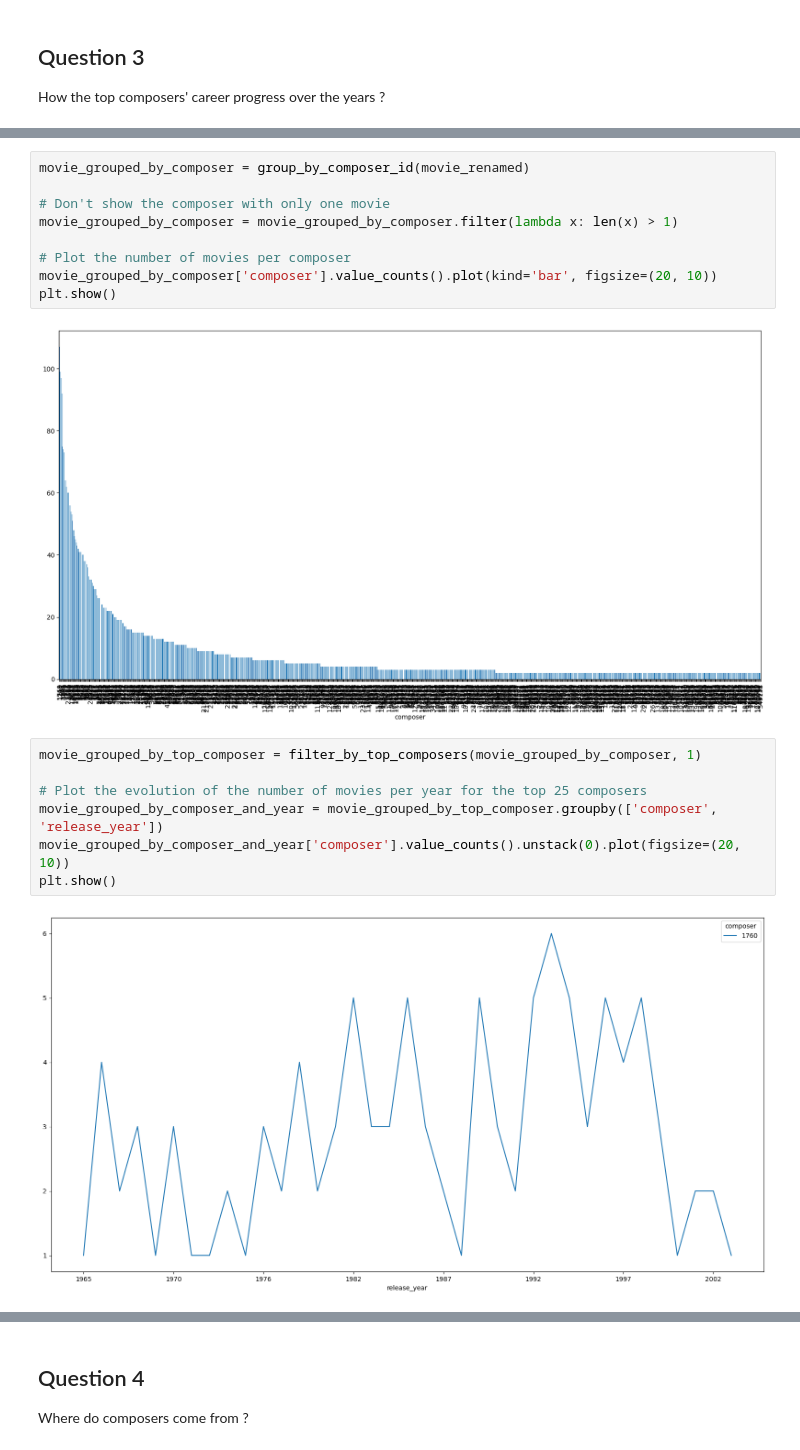
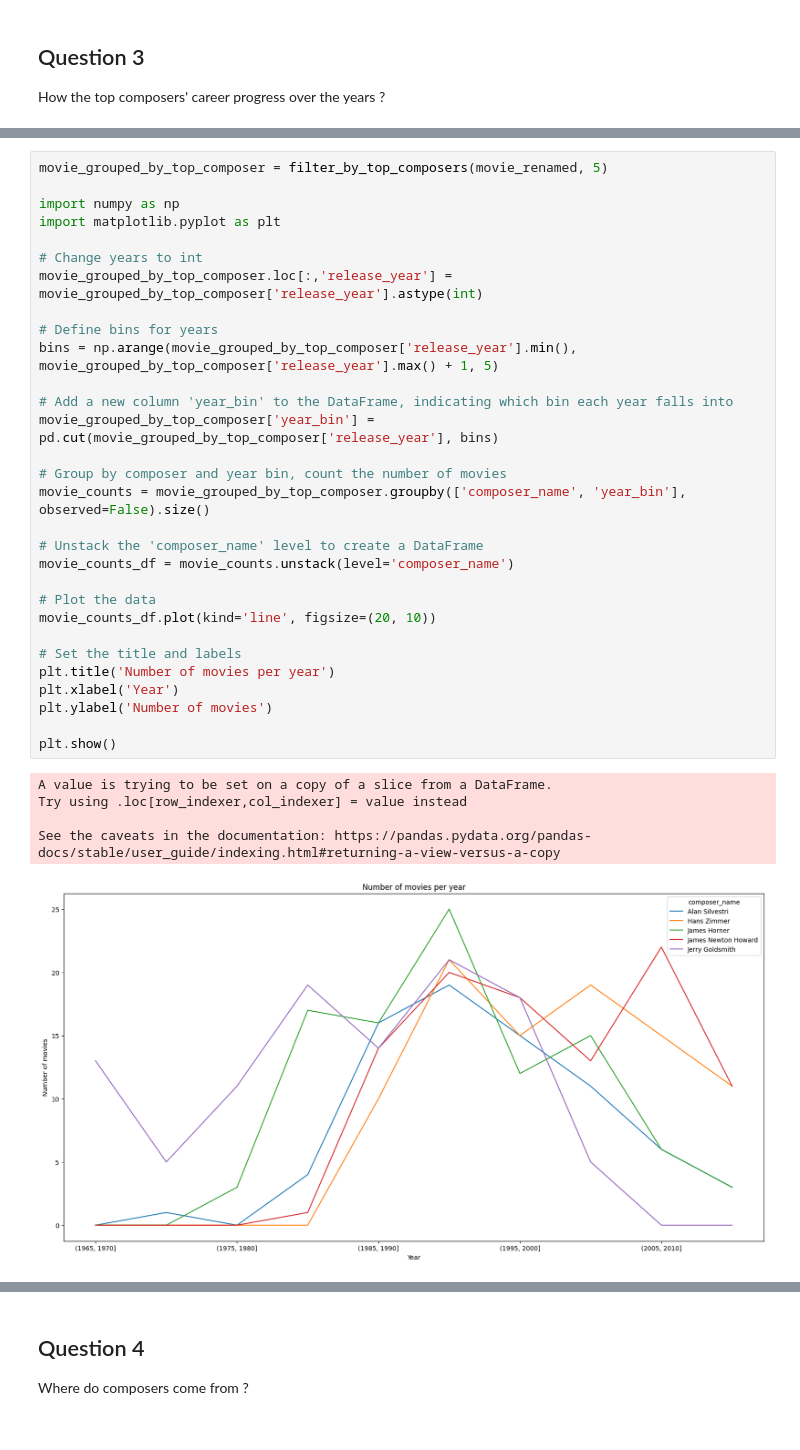
Before and after one commit to epfl-ada/ada-2023-project-learningthesecretsofdata, a Jupyter notebook: milestone_3.ipynb, the cells around one changed output, grey strips where cells are left out. Cells and saved outputs as stored; diff of their text form.

```diff
--- a/milestone_3.ipynb
+++ b/milestone_3.ipynb
@@ -171,22 +135,38 @@ print(movie_renamed.shape)
-# %%
-movie_grouped_by_composer = group_by_composer_id(movie_renamed)
-
-# Don't show the composer with only one movie
-movie_grouped_by_composer = movie_grouped_by_composer.filter(lambda x: len(x) > 1)
-
-# Plot the number of movies per composer
-movie_grouped_by_composer['composer'].value_counts().plot(kind='bar', figsize=(20, 10))
-plt.show()
-# %% [output]
-[figure, removed]
 # %%
-movie_grouped_by_top_composer = filter_by_top_composers(movie_grouped_by_composer, 1)
+movie_grouped_by_top_composer = filter_by_top_composers(movie_renamed, 5)
 
-# Plot the evolution of the number of movies per year for the top 25 composers
-movie_grouped_by_composer_and_year = movie_grouped_by_top_composer.groupby(['composer', 'release_year'])
-movie_grouped_by_composer_and_year['composer'].value_counts().unstack(0).plot(figsize=(20, 10))
+import numpy as np
+import matplotlib.pyplot as plt
+
+# Change years to int
+movie_grouped_by_top_composer.loc[:,'release_year'] = movie_grouped_by_top_composer['release_year'].astype(int)
+
+# Define bins for years
+bins = np.arange(movie_grouped_by_top_composer['release_year'].min(), movie_grouped_by_top_composer['release_year'].max() + 1, 5)
+
+# Add a new column 'year_bin' to the DataFrame, indicating which bin each year falls into
+movie_grouped_by_top_composer['year_bin'] = pd.cut(movie_grouped_by_top_composer['release_year'], bins)
+
+# Group by composer and year bin, count the number of movies
+movie_counts = movie_grouped_by_top_composer.groupby(['composer_name', 'year_bin'], observed=False).size()
+
+# Unstack the 'composer_name' level to create a DataFrame
+movie_counts_df = movie_counts.unstack(level='composer_name')
+
+# Plot the data
+movie_counts_df.plot(kind='line', figsize=(20, 10))
+
+# Set the title and labels
+plt.title('Number of movies per year')
+plt.xlabel('Year')
+plt.ylabel('Number of movies')
+
 plt.show()
 # %% [output]
+A value is trying to be set on a copy of a slice from a DataFrame.
+Try using .loc[row_indexer,col_indexer] = value instead
+
+See the caveats in the documentation: https://pandas.pydata.org/pandas-docs/stable/user_guide/indexing.html#returning-a-view-versus-a-copy
-[figure, old version]
+[figure, new version]
 # %%
 # Plot the evolution of the revenue for the film per year for the top composers
```
Also changed, not shown: parts of 17 cells of this notebook, 1 other file.
